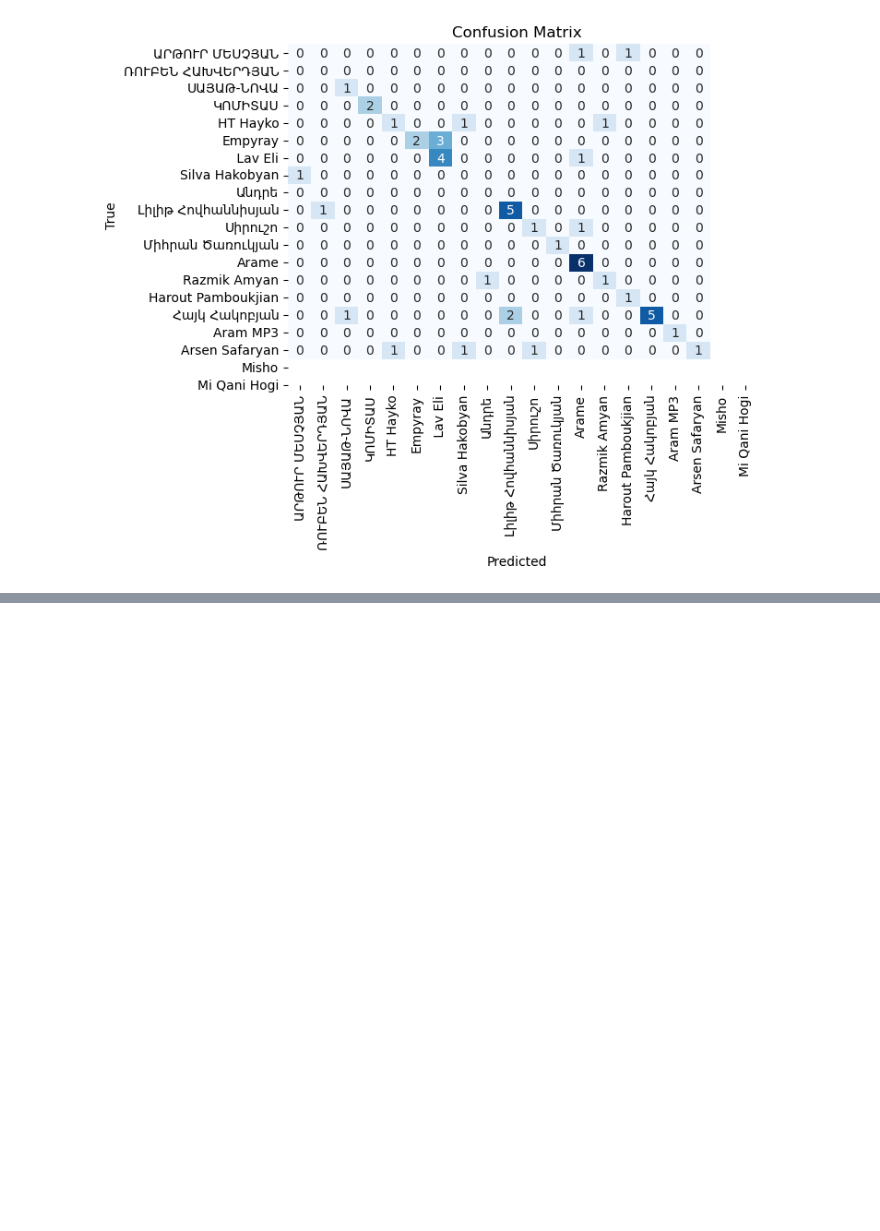
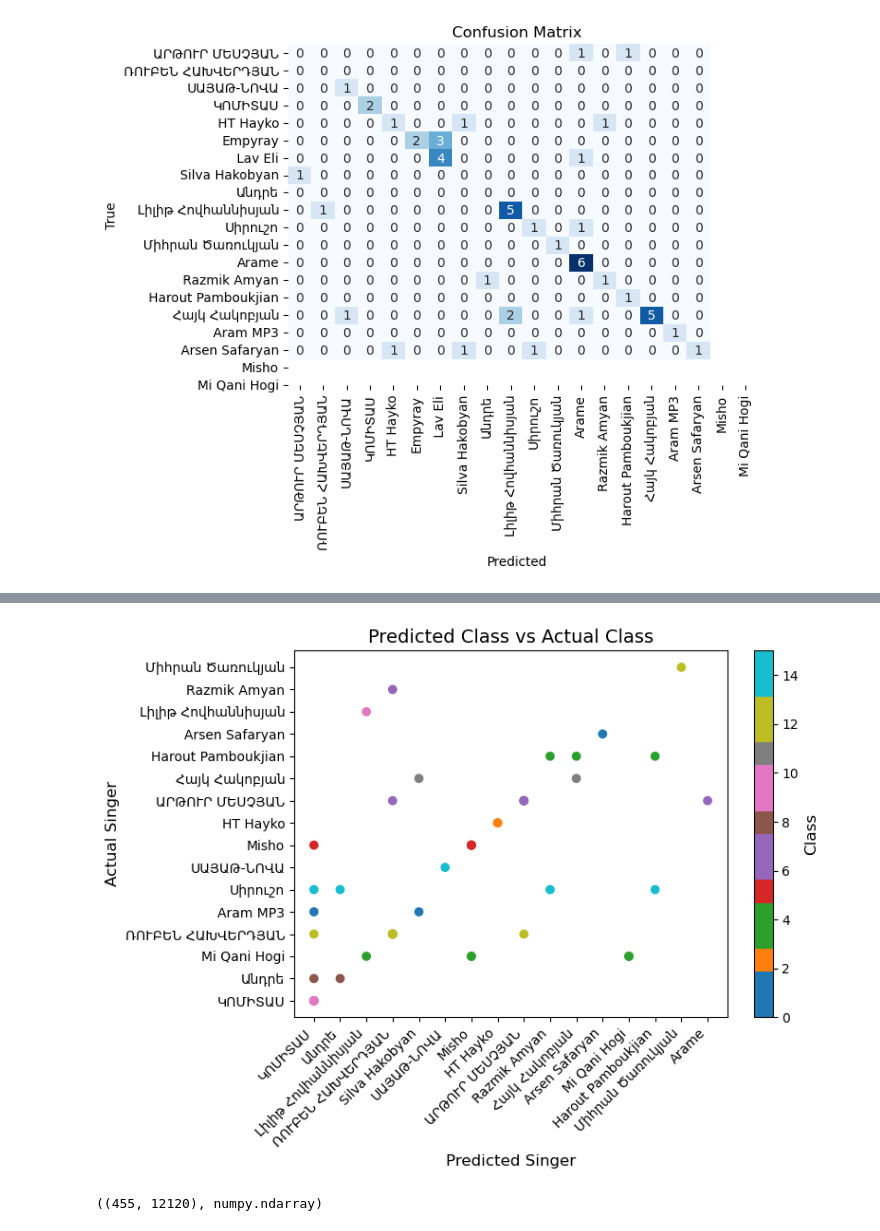
Before and after one commit to HranushS/Lyrics-to-singer-classification, a Jupyter notebook: Models/LR_and_RF_on_arm_lyrics.ipynb, the cells around one changed output, grey strips where cells are left out. Drawn from its saved outputs; the diff is of its cells as text; code cells hidden in the pictures; blank space fills up the shorter version.

```diff
--- a/Models/LR_and_RF_on_arm_lyrics.ipynb
+++ b/Models/LR_and_RF_on_arm_lyrics.ipynb
@@ -369,3 +284,72 @@ Best Hyperparameters: {'max_depth': None, 'min_samples_split': 2, 'n_estimators'
 421  Harout Pamboukjian            ԿՈՄԻՏԱՍ
 507               Misho              Misho
 208             ԿՈՄԻՏԱՍ            ԿՈՄԻՏԱՍ
+# %%
+from sklearn.model_selection import GridSearchCV
+from sklearn.model_selection import GridSearchCV, train_test_split
+from sklearn.linear_model import LogisticRegression
+from sklearn.feature_extraction.text import TfidfVectorizer
+from sklearn.metrics import accuracy_score, classification_report
+import pandas as pd
+
+lyrics = df['tokens_hy'].astype(str)
+singers = df['Artist']
+
+X_train, X_test, y_train, y_test = train_test_split(lyrics, singers, test_size=0.1, random_state=42)
+
+vectorizer = TfidfVectorizer()
+X_train_vectorized = vectorizer.fit_transform(X_train)
+X_test_vectorized = vectorizer.transform(X_test)
+
+param_grid = {
+    'C': [0.1, 1.0, 10.0],
+    'penalty': ['l1', 'l2'],
+    'solver': ['liblinear'],
+    'class_weight':['balanced',None],
+    'max_iter':[500,1000]
+}
+
+model = LogisticRegression(class_weight='balanced')
+grid_search = GridSearchCV(model, param_grid, cv=5)
+grid_search.fit(X_train_vectorized, y_train)
+best_model = grid_search.best_estimator_
+best_params = grid_search.best_params_
+y_pred = best_model.predict(X_test_vectorized)
+
+accuracy = accuracy_score(y_test, y_pred)
+accuracy_percentage = accuracy * 100
+f1 = f1_score(y_test, y_pred, average='weighted')
+results_df = pd.DataFrame({'Actual Singer': y_test, 'Predicted Singer': y_pred})
+
+print("Accuracy: {:.2f}%".format(accuracy_percentage))
+print("F1 Score: {:.2f}".format(f1))
+print(results_df)
+print("Best Hyperparameters:", best_params)
+
+results_df['Actual Singer'] = pd.Categorical(results_df['Actual Singer'])
+
+# Map categorical labels to numeric values for color representation
+results_df['Label'] = results_df['Actual Singer'].cat.codes
+
+# Create a colormap based on the number of unique classes
+num_classes = len(results_df['Actual Singer'].unique())
+cmap = plt.cm.get_cmap('tab10', num_classes)
+
+# Create a scatter plot of predicted versus actual classes
+plt.figure(figsize=(8, 6))
+plt.scatter(results_df['Predicted Singer'], results_df['Actual Singer'], c=results_df['Label'], cmap=cmap)
+
+# Customize the plot
+plt.xlabel('Predicted Singer', fontsize=12)
+plt.ylabel('Actual Singer', fontsize=12)
+plt.xticks(rotation=45, ha='right')  # Rotate x-axis labels
+plt.title('Predicted Class vs Actual Class', fontsize=14)
+
+# Add a colorbar legend
+cbar = plt.colorbar()
+cbar.set_label('Class', fontsize=12)
+
+# Show the plot
+plt.tight_layout()
+plt.show()
+# %% [output]
@@ -371,0 +373,5 @@ Best Hyperparameters: {'max_depth': None, 'min_samples_split': 2, 'n_estimators'
+[figure, new version]
+# %%
+X_train_vectorized.toarray().shape,type( X_train_vectorized.toarray())
+# %% [output]
+((455, 12120), numpy.ndarray)
```
Also changed, not shown: parts of 13 cells of this notebook, 4 other files.
